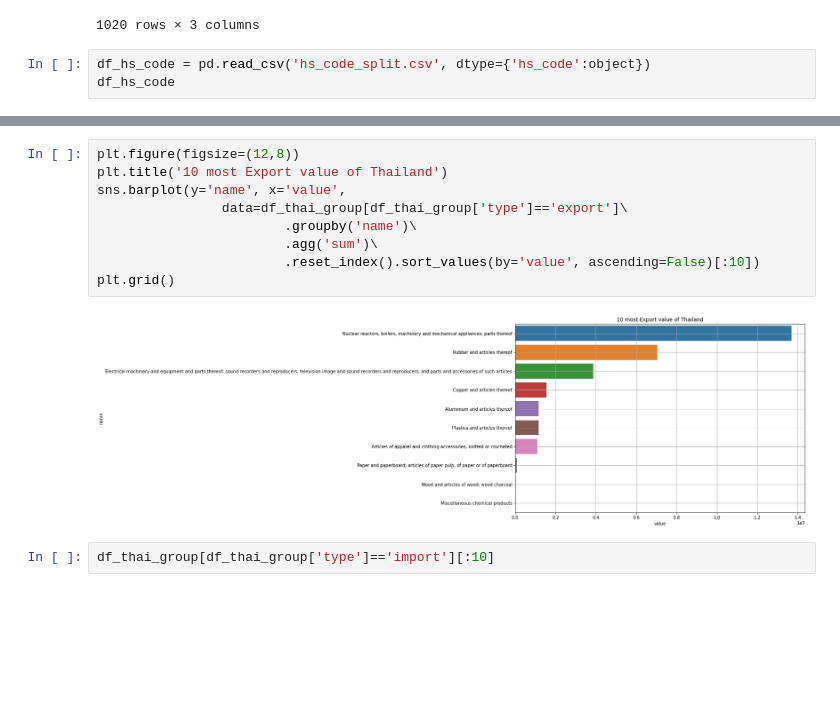
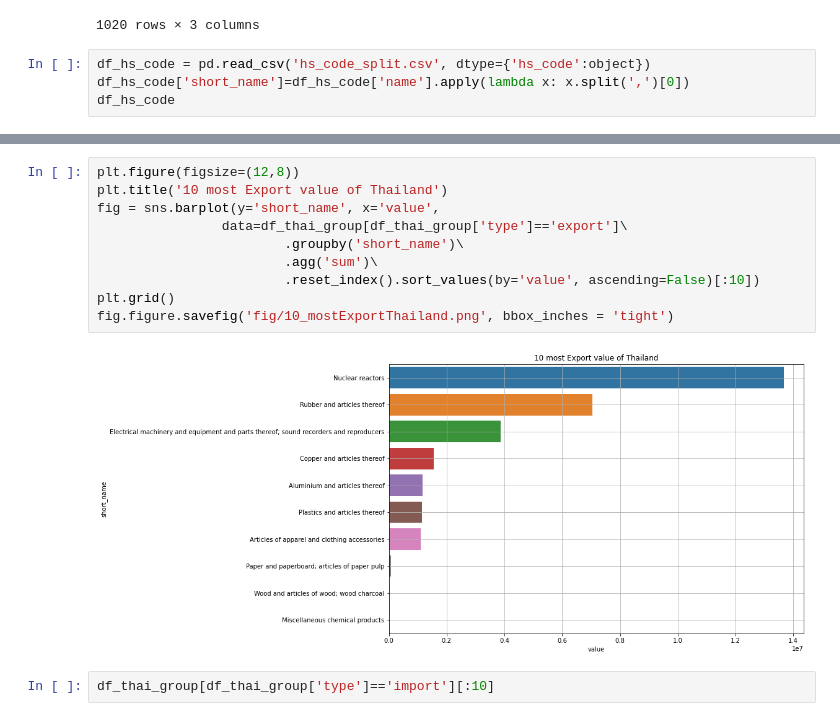
Before and after one commit to SothanaV/cs358-forcasting, a Jupyter notebook: 09_report.ipynb, the cells around one changed output, grey strips where cells are left out. Drawn from its saved outputs; the diff is of its cells as text; blank space fills up the shorter version.

```diff
--- a/09_report.ipynb
+++ b/09_report.ipynb
@@ -71,5 +71,6 @@ df_thai_group
 1020 rows × 3 columns
 # %%
 df_hs_code = pd.read_csv('hs_code_split.csv', dtype={'hs_code':object})
+df_hs_code['short_name']=df_hs_code['name'].apply(lambda x: x.split(',')[0])
 df_hs_code
 # %% [output]
@@ -124,14 +146,15 @@ plt.grid()
 # %%
 plt.figure(figsize=(12,8))
 plt.title('10 most Export value of Thailand')
-sns.barplot(y='name', x='value',
+fig = sns.barplot(y='short_name', x='value',
                 data=df_thai_group[df_thai_group['type']=='export']\
-                        .groupby('name')\
+                        .groupby('short_name')\
                         .agg('sum')\
                         .reset_index().sort_values(by='value', ascending=False)[:10])
 plt.grid()
+fig.figure.savefig('fig/10_mostExportThailand.png', bbox_inches = 'tight')
 # %% [output]
-[figure, old version]
+[figure, new version]
 # %%
 df_thai_group[df_thai_group['type']=='import'][:10]
 # %% [output]
```
Also changed, not shown: parts of 8 cells of this notebook, 1 other file.
